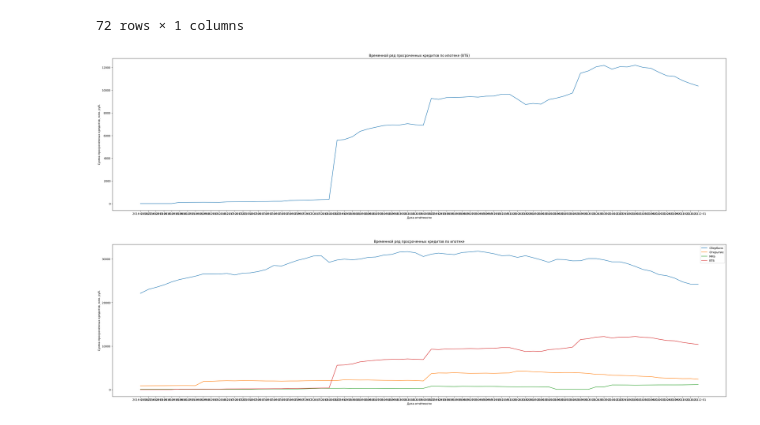
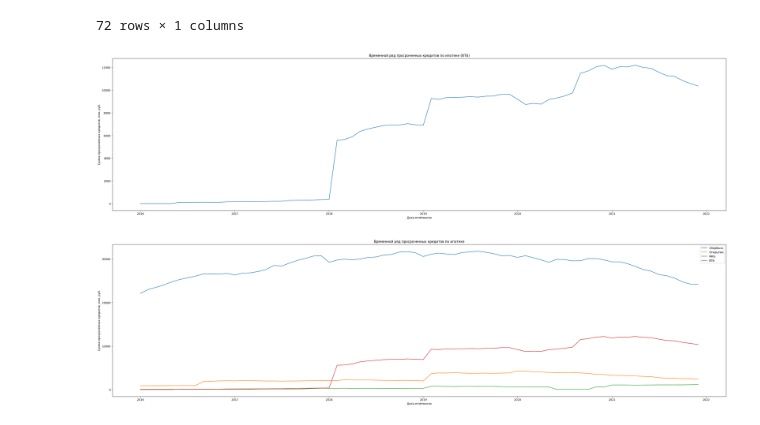
Before and after one commit to JarlPenguin/anomaly_analysis_2025, a Jupyter notebook: analysis.ipynb, the cells around one changed output. Saved outputs shown, nothing was run; the diff lists cells and outputs as text; code cells hidden in the pictures.

Commit message:
Disable xticks customization for now
Signed-off-by: Jarl-Penguin <jarlpenguin@outlook.com>

```diff
--- a/analysis.ipynb
+++ b/analysis.ipynb
@@ -201,22 +201,22 @@ vtb_ZDLPRR
 # %%
 vtb_ZDLPRR_fig = vtb_ZDLPRR.copy()
 vtb_ZDLPRR_fig["ZDLPRR"] /= 1000
 plt.figure(figsize=(40, 10))
 plt.plot(vtb_ZDLPRR_fig)
-plt.xticks(vtb_ZDLPRR_fig.index)
+#plt.xticks(vtb_ZDLPRR_fig.index)
 plt.xlabel("Дата отчётности")
 plt.ylabel("Сумма просроченных кредитов, млн. руб.")
 plt.title("Временной ряд просроченных кредитов по ипотеке (ВТБ)")
 plt.show()
 # %% [output]
-[figure, old version]
+[figure, new version]
 # %%
 plt.figure(figsize=(40, 10))
 plt.plot(sberbank_ZDLPRR_fig, label="Сбербанк")
 plt.plot(otkrytiye_ZDLPRR_fig, label="Открытие")
 plt.plot(mkb_ZDLPRR_fig, label="МКБ")
 plt.plot(vtb_ZDLPRR_fig, label="ВТБ")
-plt.xticks(sberbank_ZDLPRR_fig.index)
+#plt.xticks(sberbank_ZDLPRR_fig.index)
 plt.yticks(np.arange(0, np.round(np.max([sberbank_ZDLPRR_fig, otkrytiye_ZDLPRR_fig, mkb_ZDLPRR_fig, vtb_ZDLPRR_fig]), -1), 10000))
 plt.xlabel("Дата отчётности")
 plt.ylabel("Сумма просроченных кредитов, млн. руб.")
@@ -224,4 +224,4 @@ plt.title("Временной ряд просроченных кредитов
 plt.legend()
 plt.show()
 # %% [output]
-[figure, old version]
+[figure, new version]
```
Also changed, not shown: parts of 2 cells of this notebook.
